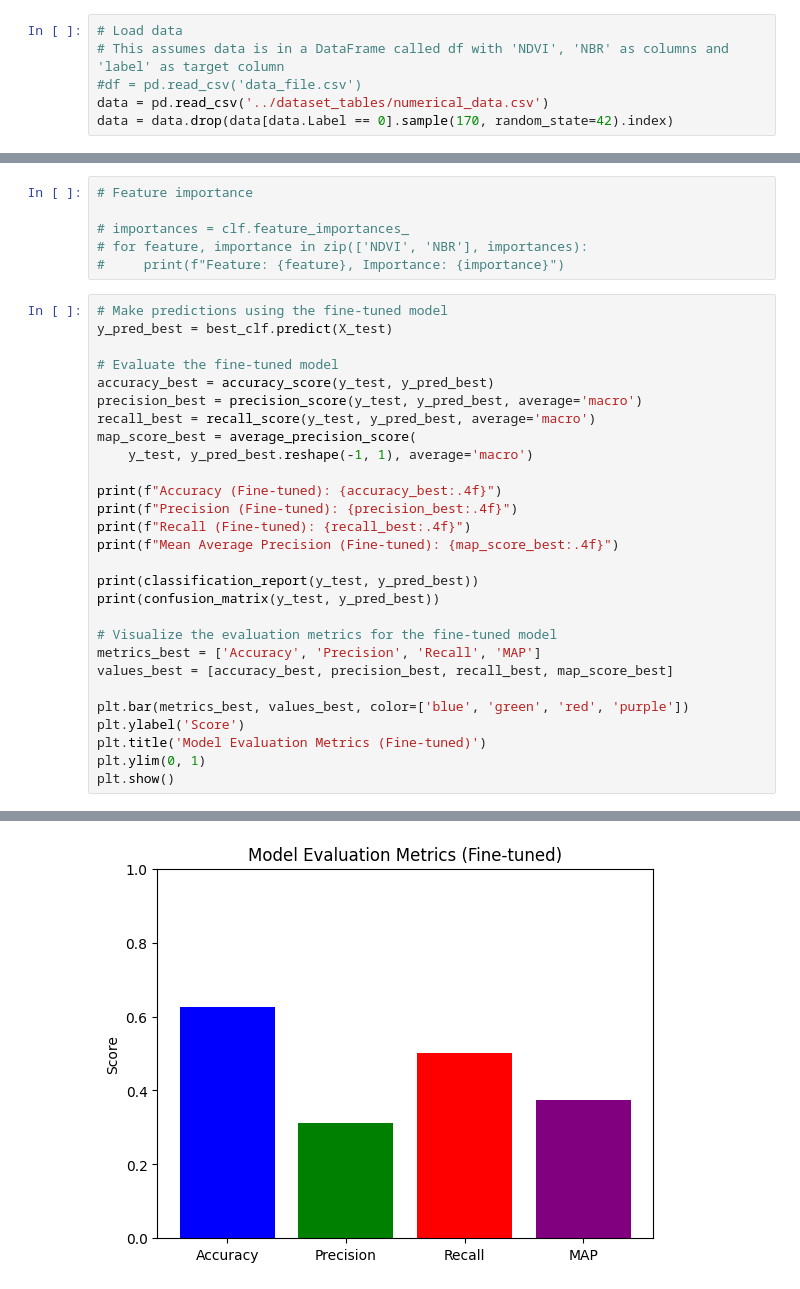
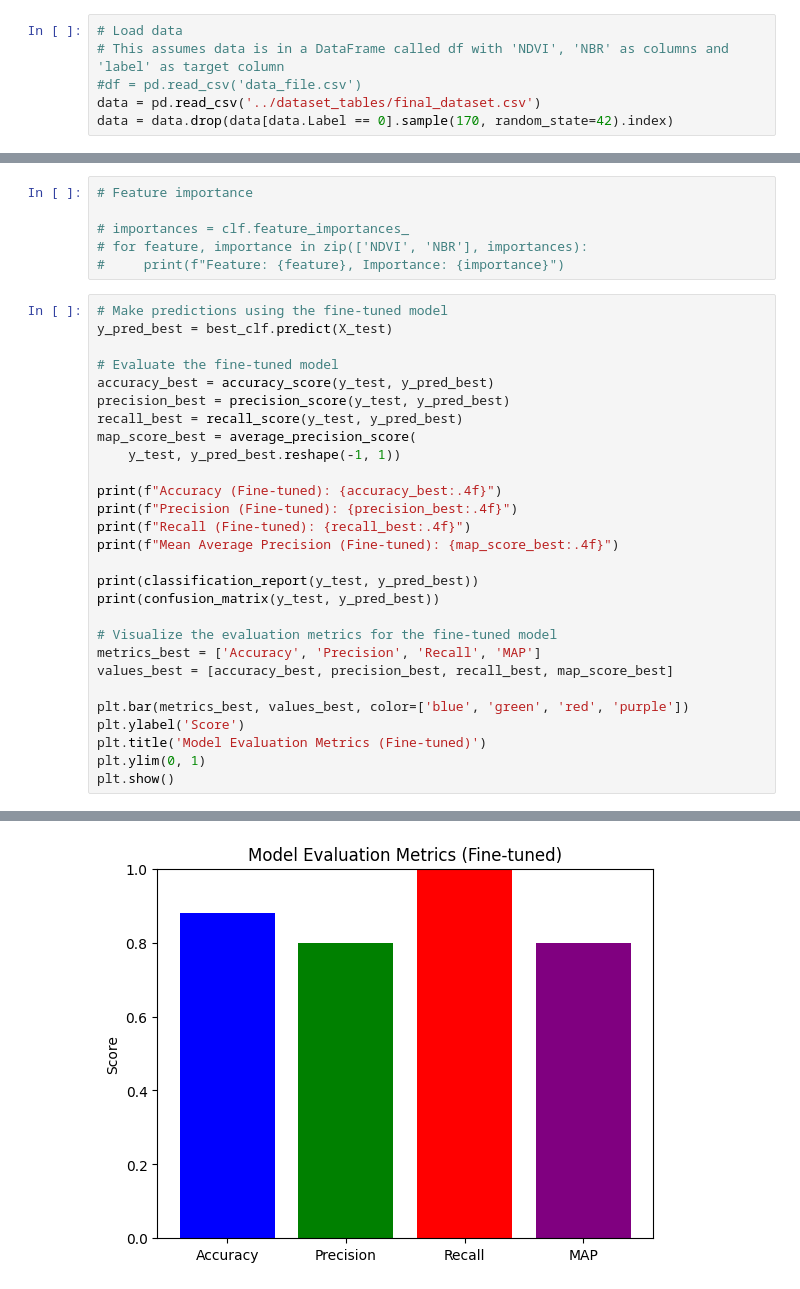
Before and after one commit to WuxiGuy/bc-wildfire-prediction, a Jupyter notebook: notebooks_models/random_forest.ipynb, the cells around one changed output, grey strips where cells are left out. Drawn from its saved outputs; the diff is of its cells as text.

```diff
--- a/notebooks_models/random_forest.ipynb
+++ b/notebooks_models/random_forest.ipynb
@@ -12,7 +12,7 @@ from sklearn.model_selection import GridSearchCV
 # Load data
 # This assumes data is in a DataFrame called df with 'NDVI', 'NBR' as columns and 'label' as target column
 #df = pd.read_csv('data_file.csv')
-data = pd.read_csv('../dataset_tables/numerical_data.csv')
+data = pd.read_csv('../dataset_tables/final_dataset.csv')
 data = data.drop(data[data.Label == 0].sample(170, random_state=42).index)
 # %%
 
@@ -189,10 +189,10 @@ y_pred_best = best_clf.predict(X_test)
 
 # Evaluate the fine-tuned model
 accuracy_best = accuracy_score(y_test, y_pred_best)
-precision_best = precision_score(y_test, y_pred_best, average='macro')
-recall_best = recall_score(y_test, y_pred_best, average='macro')
+precision_best = precision_score(y_test, y_pred_best)
+recall_best = recall_score(y_test, y_pred_best)
 map_score_best = average_precision_score(
-    y_test, y_pred_best.reshape(-1, 1), average='macro')
+    y_test, y_pred_best.reshape(-1, 1))
 
 print(f"Accuracy (Fine-tuned): {accuracy_best:.4f}")
 print(f"Precision (Fine-tuned): {precision_best:.4f}")
@@ -230 +230 @@ weighted avg       0.39      0.62      0.48        16
-[figure, old version]
+[figure, new version]
```
Also changed, not shown: parts of 5 cells of this notebook, 1 other file.
